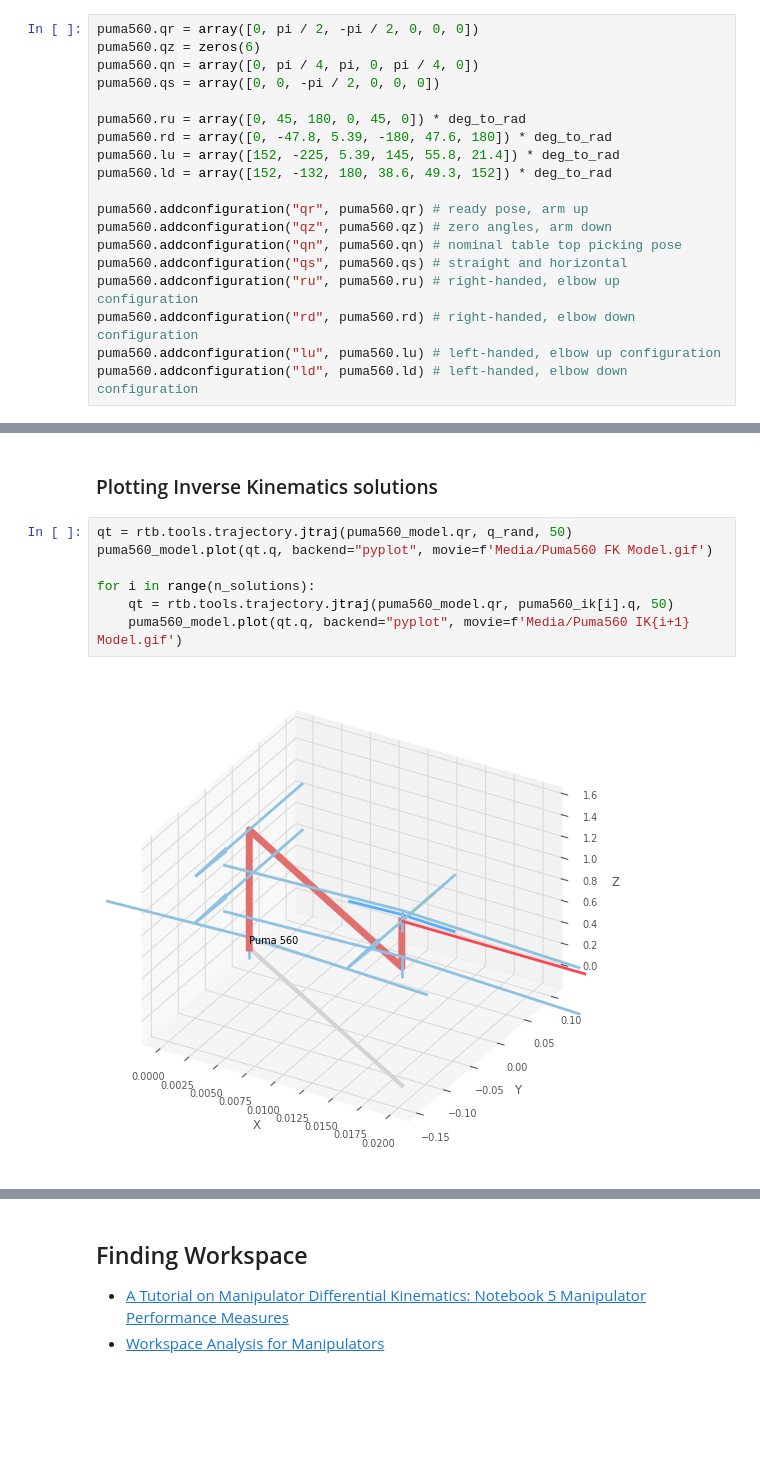
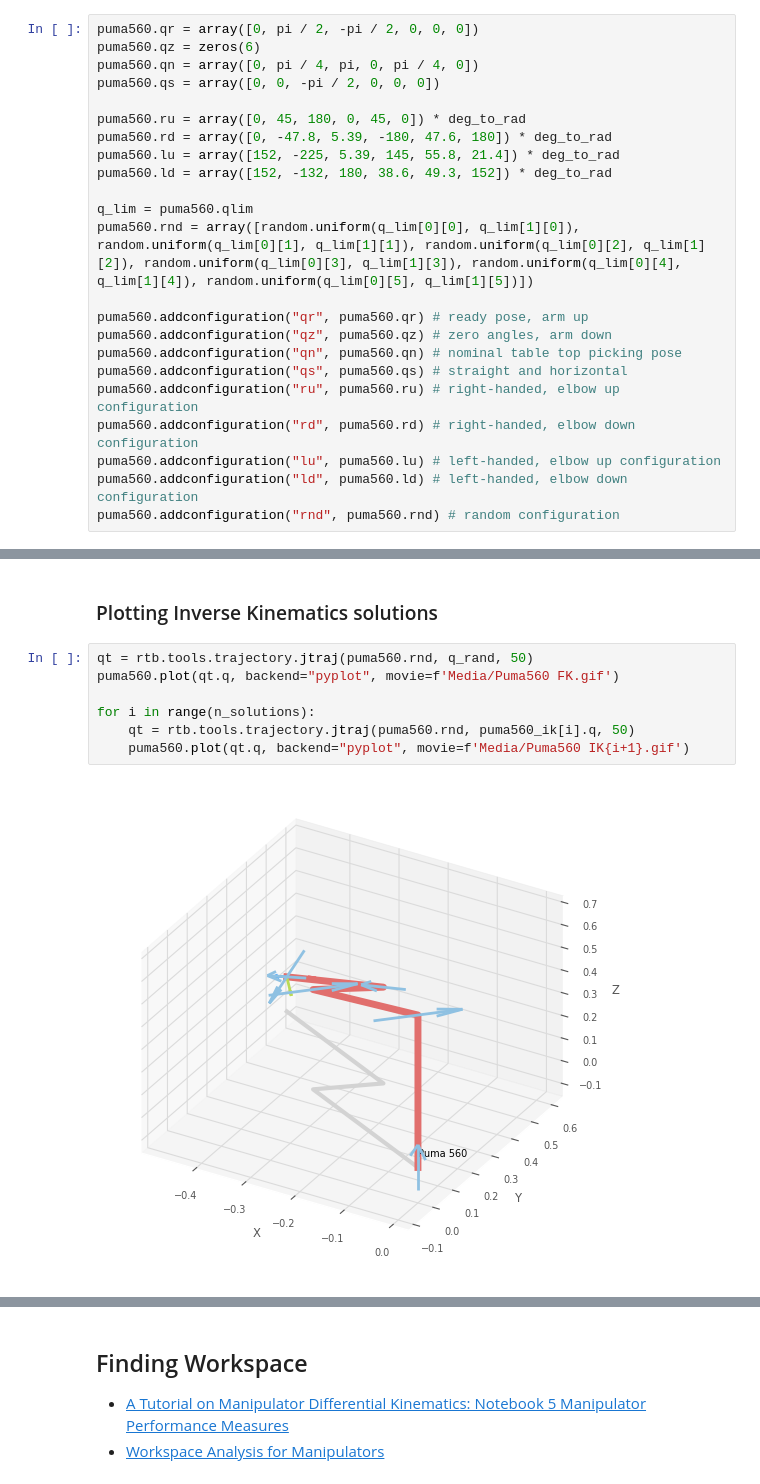
Before and after one commit to mtalirfan/ME-489-MATLAB-Manipulator, a Jupyter notebook: Puma560.ipynb, the cells around one changed output, grey strips where cells are left out. Cells and saved outputs as stored; diff of their text form; blank space fills up the shorter version.

Commit message:
Automation of Forward Kinematics plots, Randomise Inverse Kinematics solutions, Add Workspace sample plot
Automation !

```diff
--- a/Puma560.ipynb
+++ b/Puma560.ipynb
@@ -121,6 +120,9 @@ puma560.rd = array([0, -47.8, 5.39, -180, 47.6, 180]) * deg_to_rad
 puma560.lu = array([152, -225, 5.39, 145, 55.8, 21.4]) * deg_to_rad
 puma560.ld = array([152, -132, 180, 38.6, 49.3, 152]) * deg_to_rad
 
+q_lim = puma560.qlim
+puma560.rnd = array([random.uniform(q_lim[0][0], q_lim[1][0]), random.uniform(q_lim[0][1], q_lim[1][1]), random.uniform(q_lim[0][2], q_lim[1][2]), random.uniform(q_lim[0][3], q_lim[1][3]), random.uniform(q_lim[0][4], q_lim[1][4]), random.uniform(q_lim[0][5], q_lim[1][5])])
+
 puma560.addconfiguration("qr", puma560.qr) # ready pose, arm up
 puma560.addconfiguration("qz", puma560.qz) # zero angles, arm down
 puma560.addconfiguration("qn", puma560.qn) # nominal table top picking pose
@@ -129,6 +131,7 @@ puma560.addconfiguration("ru", puma560.ru) # right-handed, elbow up configuratio
 puma560.addconfiguration("rd", puma560.rd) # right-handed, elbow down configuration
 puma560.addconfiguration("lu", puma560.lu) # left-handed, elbow up configuration
 puma560.addconfiguration("ld", puma560.ld) # left-handed, elbow down configuration
+puma560.addconfiguration("rnd", puma560.rnd) # random configuration
 # %% [markdown]
 #### Skipping the dynamics parameters m, r, I, Jm, B, Tc, G
 # %%
@@ -370,12 +409,12 @@ Solution 3 Forward Kinematics:
 # %% [markdown]
 ### Plotting Inverse Kinematics solutions
 # %%
-qt = rtb.tools.trajectory.jtraj(puma560_model.qr, q_rand, 50)
-puma560_model.plot(qt.q, backend="pyplot", movie=f'Media/Puma560 FK Model.gif')
+qt = rtb.tools.trajectory.jtraj(puma560.rnd, q_rand, 50)
+puma560.plot(qt.q, backend="pyplot", movie=f'Media/Puma560 FK.gif')
 
 for i in range(n_solutions):
-    qt = rtb.tools.trajectory.jtraj(puma560_model.qr, puma560_ik[i].q, 50)
-    puma560_model.plot(qt.q, backend="pyplot", movie=f'Media/Puma560 IK{i+1} Model.gif')
+    qt = rtb.tools.trajectory.jtraj(puma560.rnd, puma560_ik[i].q, 50)
+    puma560.plot(qt.q, backend="pyplot", movie=f'Media/Puma560 IK{i+1}.gif')
 # %% [output]
-[figure, old version]
+[figure, new version]
 <Figure size 640x480 with 0 Axes>
```
Also changed, not shown: parts of 25 cells of this notebook, 51 other files.
